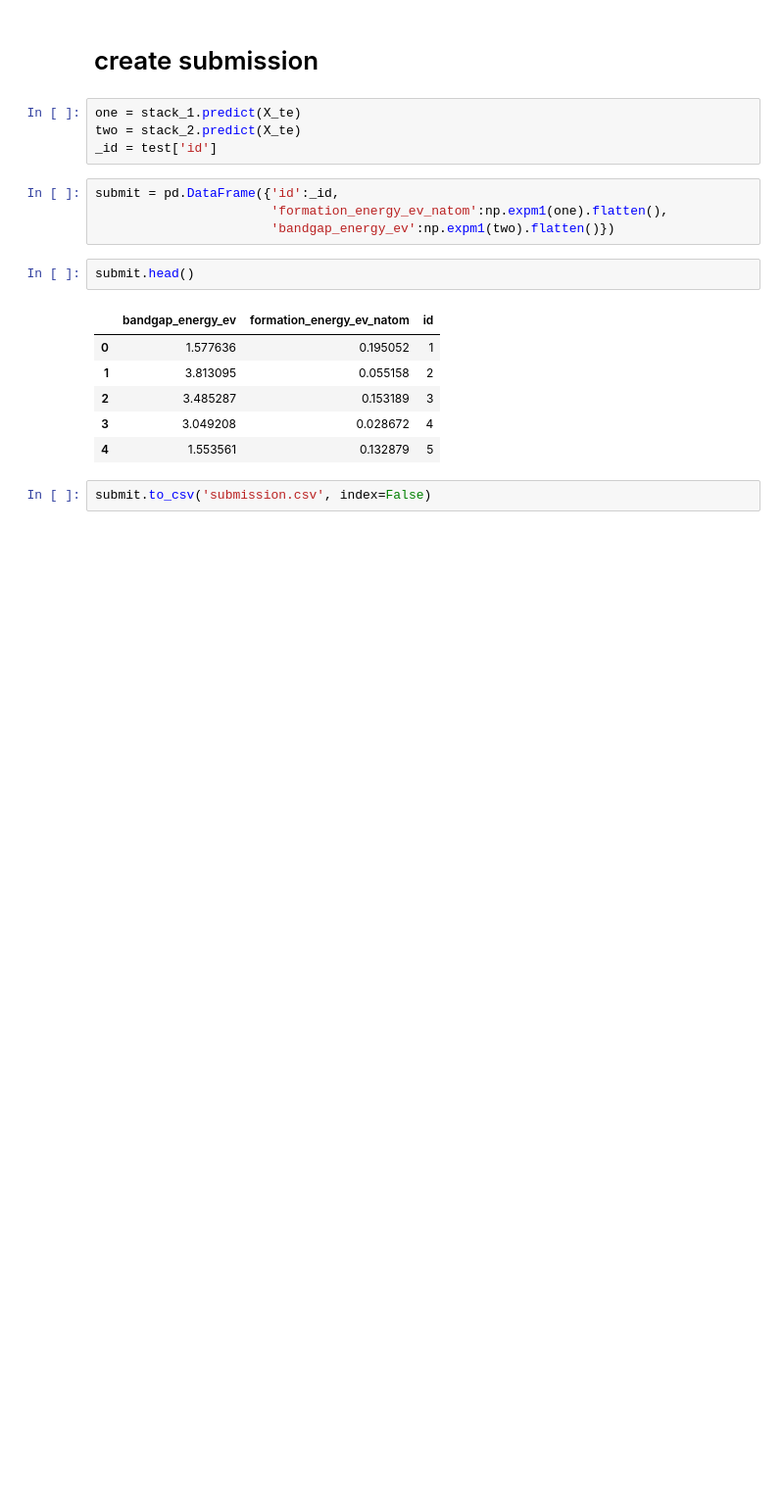
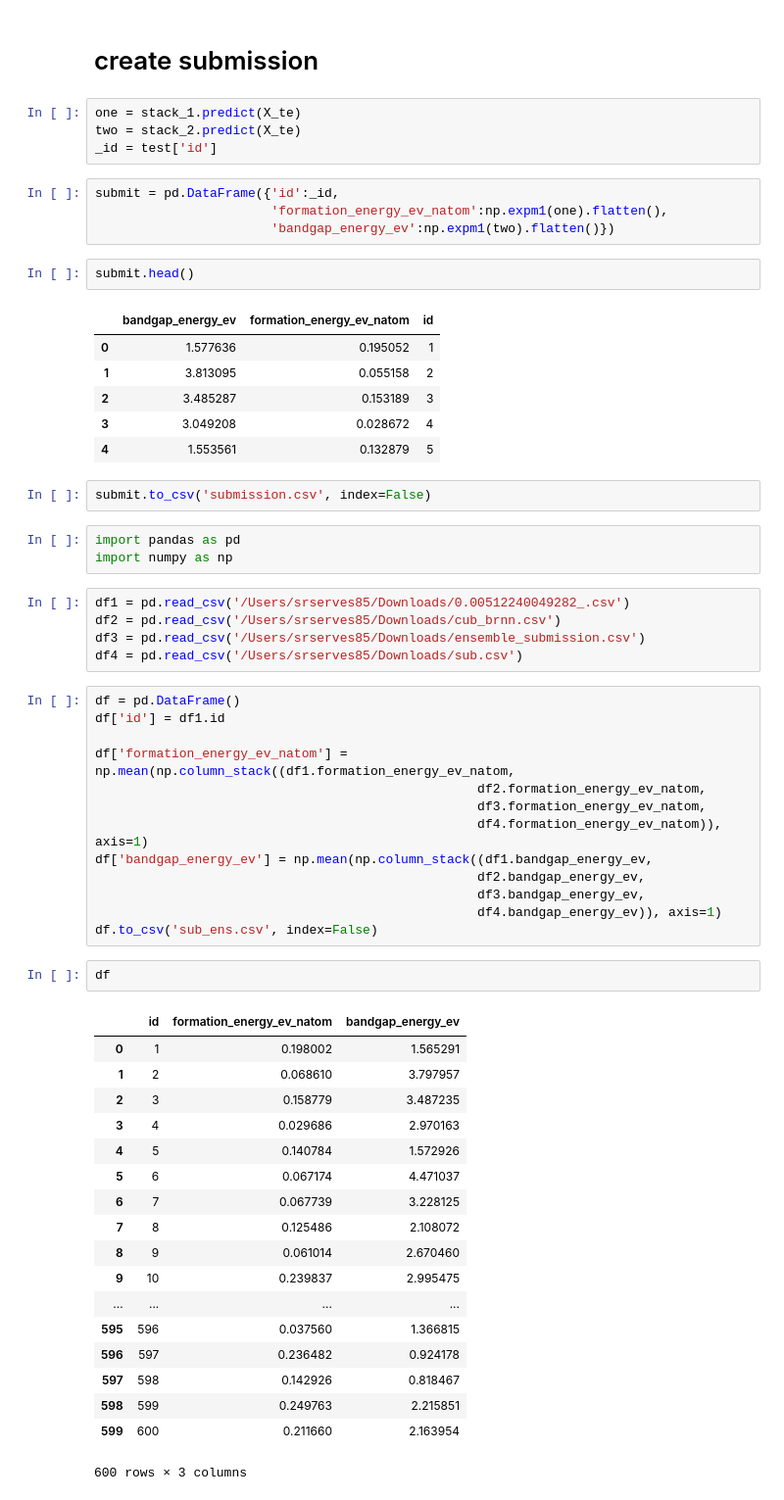
Before and after one commit to SRserves85/kaggle, a Jupyter notebook: notebooks/Nomad2018/Nomad2018.ipynb, the cells around one changed output. Shown: that part at 98% size. Saved outputs shown, nothing was run; the diff lists cells and outputs as text; blank space fills up the shorter version.

```diff
--- a/notebooks/Nomad2018/Nomad2018.ipynb
+++ b/notebooks/Nomad2018/Nomad2018.ipynb
@@ -996,3 +996,45 @@ submit.head()
 | 4 | 1.553561 | 0.132879 | 5 |
 # %%
 submit.to_csv('submission.csv', index=False)
+# %%
+import pandas as pd
+import numpy as np
+# %%
+df1 = pd.read_csv('/Users/srserves85/Downloads/0.00512240049282_.csv')
+df2 = pd.read_csv('/Users/srserves85/Downloads/cub_brnn.csv')
+df3 = pd.read_csv('/Users/srserves85/Downloads/ensemble_submission.csv')
+df4 = pd.read_csv('/Users/srserves85/Downloads/sub.csv')
+# %%
+df = pd.DataFrame()
+df['id'] = df1.id
+
+df['formation_energy_ev_natom'] = np.mean(np.column_stack((df1.formation_energy_ev_natom,
+                                                  df2.formation_energy_ev_natom,
+                                                  df3.formation_energy_ev_natom,
+                                                  df4.formation_energy_ev_natom)), axis=1)
+df['bandgap_energy_ev'] = np.mean(np.column_stack((df1.bandgap_energy_ev,
+                                                  df2.bandgap_energy_ev,
+                                                  df3.bandgap_energy_ev,
+                                                  df4.bandgap_energy_ev)), axis=1)
+df.to_csv('sub_ens.csv', index=False)
+# %%
+df
+# %% [output]
+|  | id | formation_energy_ev_natom | bandgap_energy_ev |
+| 0 | 1 | 0.198002 | 1.565291 |
+| 1 | 2 | 0.068610 | 3.797957 |
+| 2 | 3 | 0.158779 | 3.487235 |
+| 3 | 4 | 0.029686 | 2.970163 |
+| 4 | 5 | 0.140784 | 1.572926 |
+| 5 | 6 | 0.067174 | 4.471037 |
+| 6 | 7 | 0.067739 | 3.228125 |
+| 7 | 8 | 0.125486 | 2.108072 |
+| 8 | 9 | 0.061014 | 2.670460 |
+| 9 | 10 | 0.239837 | 2.995475 |
+| ... | ... | ... | ... |
+| 595 | 596 | 0.037560 | 1.366815 |
+| 596 | 597 | 0.236482 | 0.924178 |
+| 597 | 598 | 0.142926 | 0.818467 |
+| 598 | 599 | 0.249763 | 2.215851 |
+| 599 | 600 | 0.211660 | 2.163954 |
+600 rows × 3 columns
```
Also changed, not shown: 2 other files.
